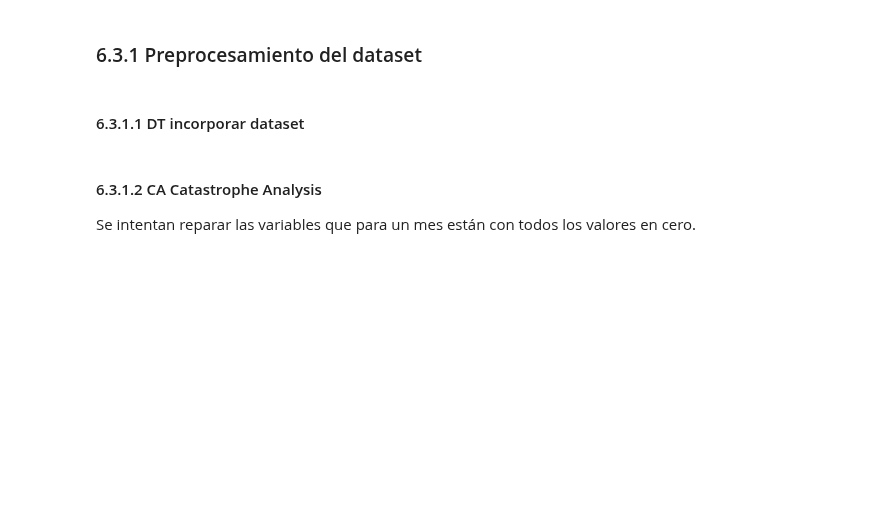
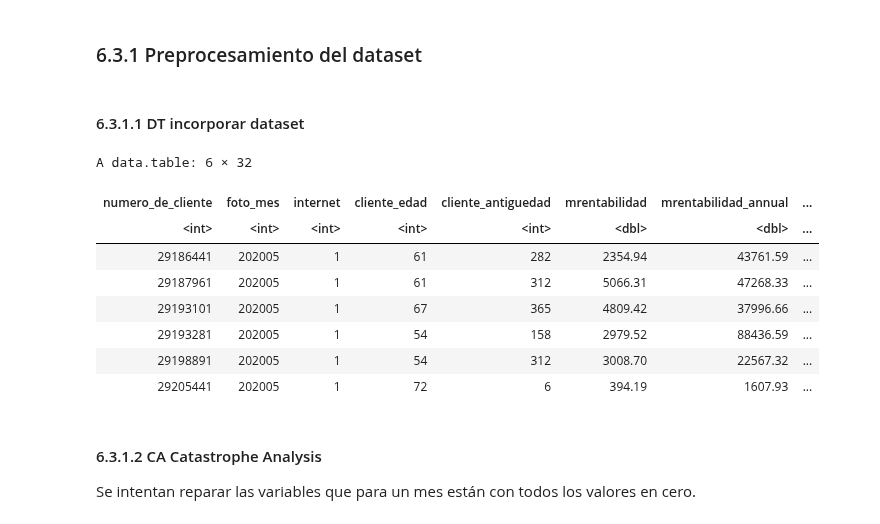
Before and after one commit to matifards/labo2025v, a Jupyter notebook: src/comp-kaggle-matifards/610_WorkFlow_01_gerencial.ipynb, the cells around one changed output. Saved outputs shown, nothing was run; the diff lists cells and outputs as text; code cells hidden in the pictures; blank space fills up the shorter version.

```diff
--- a/src/comp-kaggle-matifards/610_WorkFlow_01_gerencial.ipynb
+++ b/src/comp-kaggle-matifards/610_WorkFlow_01_gerencial.ipynb
@@ -97,9 +137,9 @@ Si es gerente, no cambie nada
 <br>Si es Analista, cambie el nombre del dataset
 # %%
 PARAM <- list()
-PARAM$semilla_primigenia <- 102191
+PARAM$semilla_primigenia <- 617873                    #### RECRDAR CANBIAR #####
 
-PARAM$experimento <- 6300
+PARAM$experimento <- 7004                             #### RECRDAR CANBIAR #####
 PARAM$dataset <- "gerencial_competencia_2025.csv.gz"
 # %% [markdown]
 #### Carpeta del Experimento
@@ -119,0 +164,12 @@ dataset <- fread(paste0("/content/datasets/", PARAM$dataset))
+# %%
+head(dataset)
+# %% [output]
+A data.table: 6 × 32
+| numero_de_cliente | foto_mes | internet | cliente_edad | cliente_antiguedad | mrentabilidad | mrentabilidad_annual | ... |
+| <int> | <int> | <int> | <int> | <int> | <dbl> | <dbl> | ... |
+| 29186441 | 202005 | 1 | 61 | 282 | 2354.94 | 43761.59 | ... |
+| 29187961 | 202005 | 1 | 61 | 312 | 5066.31 | 47268.33 | ... |
+| 29193101 | 202005 | 1 | 67 | 365 | 4809.42 | 37996.66 | ... |
+| 29193281 | 202005 | 1 | 54 | 158 | 2979.52 | 88436.59 | ... |
+| 29198891 | 202005 | 1 | 54 | 312 | 3008.70 | 22567.32 | ... |
+| 29205441 | 202005 | 1 | 72 | 6 | 394.19 | 1607.93 | ... |
```
Also changed, not shown: parts of 56 cells of this notebook.
